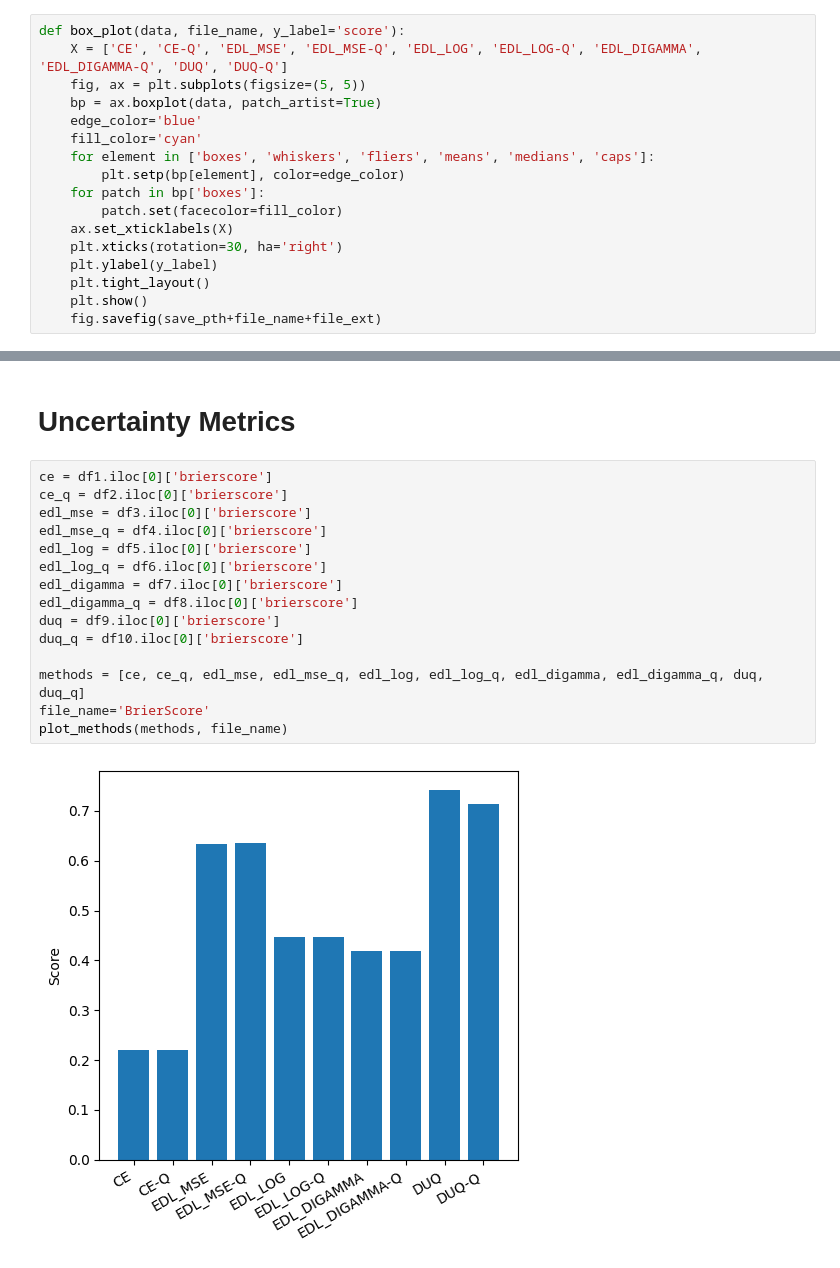
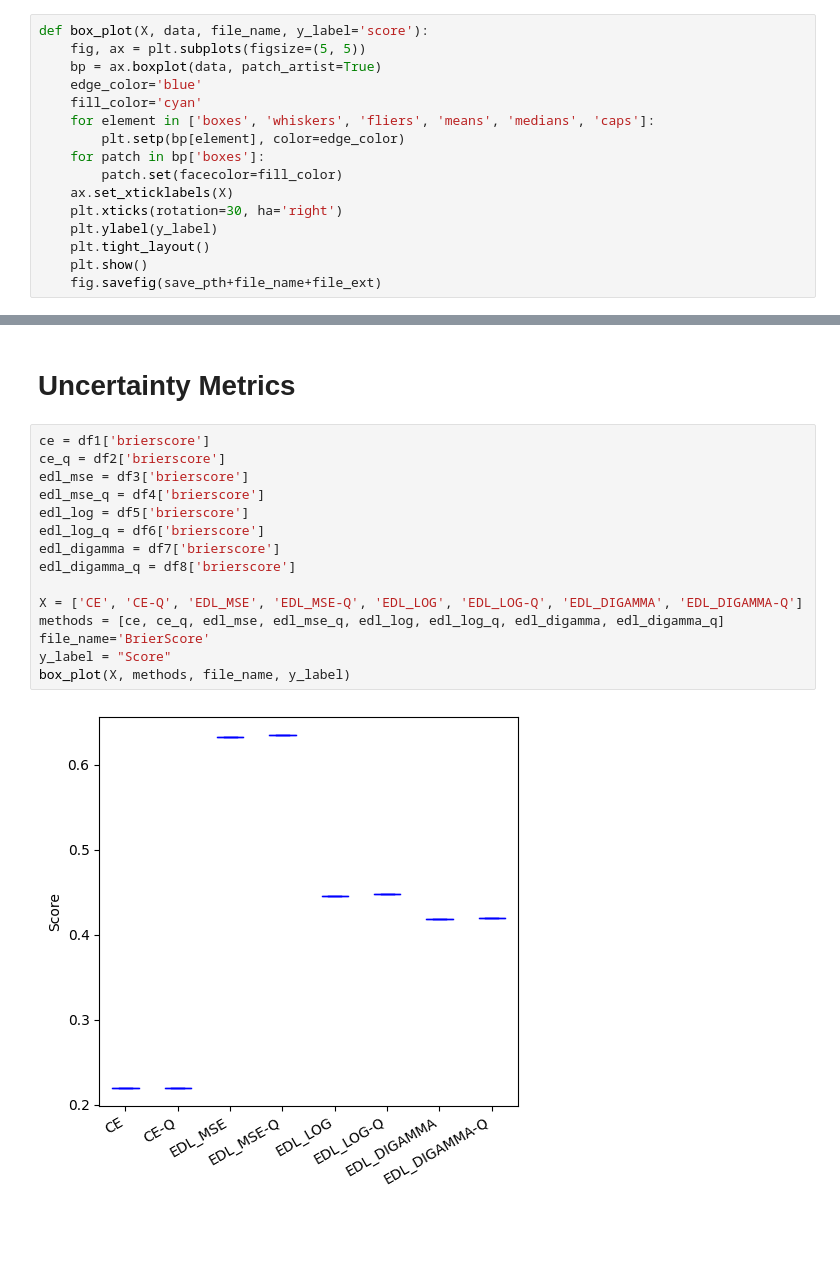
Before and after one commit to RnDProjectsDeebul/MohanRajRnD, a Jupyter notebook: pipeline/Metrics2- CIFAR10.ipynb, the cells around one changed output, grey strips where cells are left out. Saved outputs shown, nothing was run; the diff lists cells and outputs as text; blank space fills up the shorter version.

```diff
--- a/pipeline/Metrics2- CIFAR10.ipynb
+++ b/pipeline/Metrics2- CIFAR10.ipynb
@@ -163,8 +174,7 @@ def plot_methods(methods, file_name):
     plt.show()
     fig.savefig(save_pth+file_name+file_ext)
 # %%
-def box_plot(data, file_name, y_label='score'):
-    X = ['CE', 'CE-Q', 'EDL_MSE', 'EDL_MSE-Q', 'EDL_LOG', 'EDL_LOG-Q', 'EDL_DIGAMMA', 'EDL_DIGAMMA-Q', 'DUQ', 'DUQ-Q']
+def box_plot(X, data, file_name, y_label='score'):
     fig, ax = plt.subplots(figsize=(5, 5))
     bp = ax.boxplot(data, patch_artist=True)
     edge_color='blue'
@@ -326,20 +345,20 @@ box_plot(methods, file_name, y_label)
 # %% [markdown]
 # Uncertainty Metrics
 # %%
-ce = df1.iloc[0]['brierscore']
-ce_q = df2.iloc[0]['brierscore']
-edl_mse = df3.iloc[0]['brierscore']
-edl_mse_q = df4.iloc[0]['brierscore']
-edl_log = df5.iloc[0]['brierscore']
-edl_log_q = df6.iloc[0]['brierscore']
-edl_digamma = df7.iloc[0]['brierscore']
-edl_digamma_q = df8.iloc[0]['brierscore']
-duq = df9.iloc[0]['brierscore']
-duq_q = df10.iloc[0]['brierscore']
+ce = df1['brierscore']
+ce_q = df2['brierscore']
+edl_mse = df3['brierscore']
+edl_mse_q = df4['brierscore']
+edl_log = df5['brierscore']
+edl_log_q = df6['brierscore']
+edl_digamma = df7['brierscore']
+edl_digamma_q = df8['brierscore']
 
-methods = [ce, ce_q, edl_mse, edl_mse_q, edl_log, edl_log_q, edl_digamma, edl_digamma_q, duq, duq_q]
+X = ['CE', 'CE-Q', 'EDL_MSE', 'EDL_MSE-Q', 'EDL_LOG', 'EDL_LOG-Q', 'EDL_DIGAMMA', 'EDL_DIGAMMA-Q']
+methods = [ce, ce_q, edl_mse, edl_mse_q, edl_log, edl_log_q, edl_digamma, edl_digamma_q]
 file_name='BrierScore'
-plot_methods(methods, file_name)
+y_label = "Score"
+box_plot(X, methods, file_name, y_label)
 # %% [output]
-[figure, old version]
+[figure, new version]
 # %%
```
Also changed, not shown: parts of 17 cells of this notebook, 18 other files.
